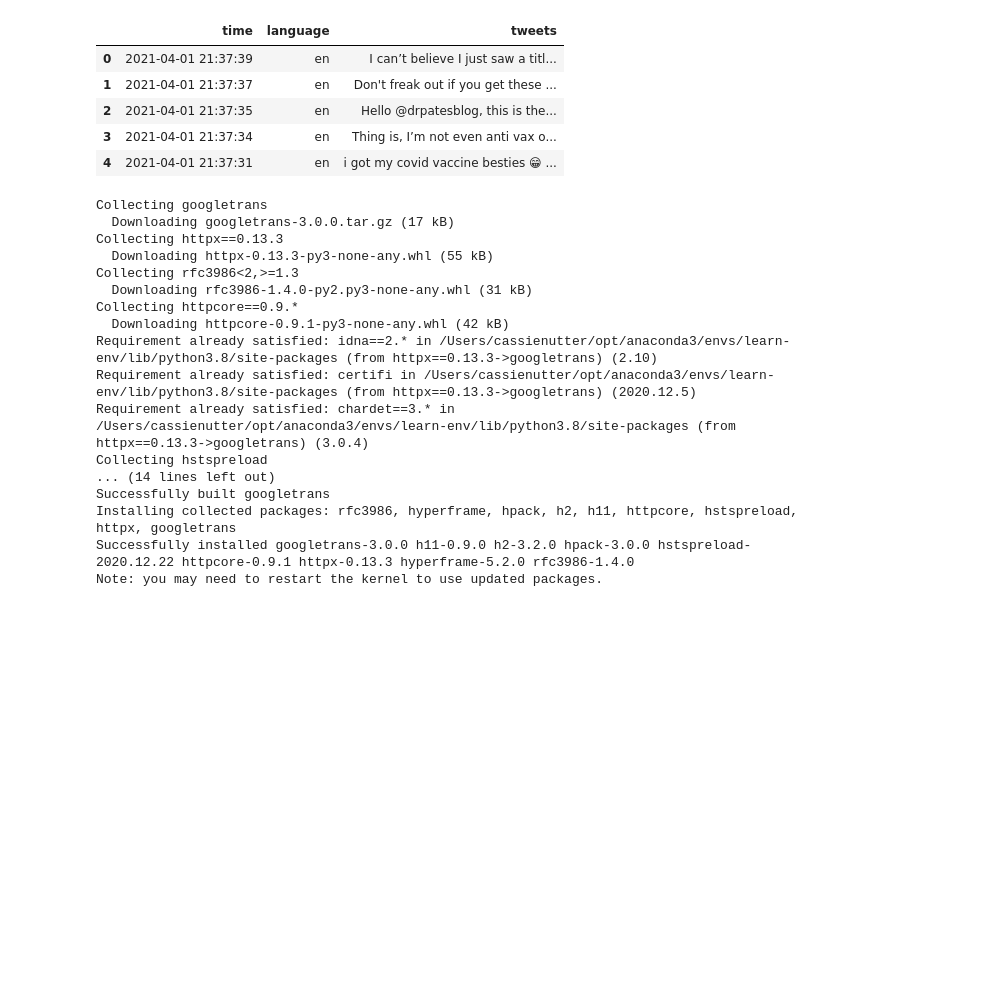
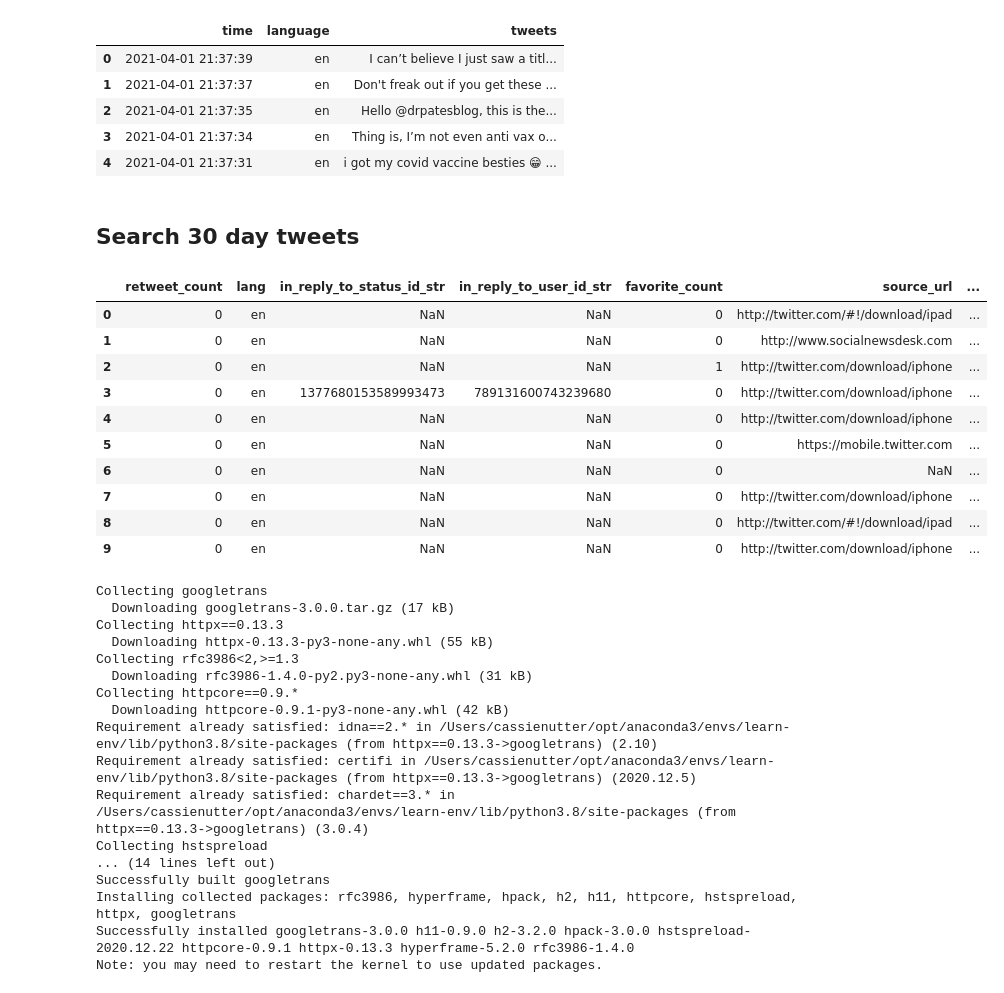
Before and after one commit to cassnutt/worldwide_covid19_vaccines, a Jupyter notebook: Twitter Workbook.ipynb, the cells around one changed output. Drawn from its saved outputs; the diff is of its cells as text; code cells hidden in the pictures; blank space fills up the shorter version.

Commit message:
more twitter data, language table

```diff
--- a/Twitter Workbook.ipynb
+++ b/Twitter Workbook.ipynb
@@ -241,6 +241,52 @@ df3
 | 4 | 2021-04-01 21:37:31 | en | i got my covid vaccine besties 😁 ... |
 # %%
 df3.to_csv('tweets.csv', index= False)
+# %% [markdown]
+## Search 30 day tweets
+# %%
+# function to turn results into DataFrame
+def extract_text_as_df(text_list):
+    columns = set()
+    allowed_types = [str, int]
+    tweets_data = []
+    for status in text_list:
+        status_dict = dict(vars(status))
+        keys = status_dict.keys()
+        single_tweet_data = {"author": status.author.screen_name}
+        for k in keys:
+            try:
+                v_type = type(status_dict[k])
+            except:
+                v_type = None
+            if v_type != None:
+                if v_type in allowed_types:
+                    single_tweet_data[k] = status_dict[k]
+                    columns.add(k)
+        tweets_data.append(single_tweet_data)
+
+
+    header_cols = list(columns)
+    header_cols.append('author')
+    df = pd.DataFrame(tweets_data, columns=header_cols)
+    return df
+# %%
+query = 'vaccine covid -RT'
+results_30 = api.search_30_day('datacollection', query, maxResults= 10)
+# results_30
+old_results_df = extract_text_as_df(results_30)
+old_results_df
+# %% [output]
+|  | retweet_count | lang | in_reply_to_status_id_str | in_reply_to_user_id_str | favorite_count | source_url | ... |
+| 0 | 0 | en | NaN | NaN | 0 | http://twitter.com/#!/download/ipad | ... |
+| 1 | 0 | en | NaN | NaN | 0 | http://www.socialnewsdesk.com | ... |
+| 2 | 0 | en | NaN | NaN | 1 | http://twitter.com/download/iphone | ... |
+| 3 | 0 | en | 1377680153589993473 | 789131600743239680 | 0 | http://twitter.com/download/iphone | ... |
+| 4 | 0 | en | NaN | NaN | 0 | http://twitter.com/download/iphone | ... |
+| 5 | 0 | en | NaN | NaN | 0 | https://mobile.twitter.com | ... |
+| 6 | 0 | en | NaN | NaN | 0 | NaN | ... |
+| 7 | 0 | en | NaN | NaN | 0 | http://twitter.com/download/iphone | ... |
+| 8 | 0 | en | NaN | NaN | 0 | http://twitter.com/#!/download/ipad | ... |
+| 9 | 0 | en | NaN | NaN | 0 | http://twitter.com/download/iphone | ... |
 # %%
 # pip install googletrans
 # %% [output]
```
Also changed, not shown: parts of 3 cells of this notebook, 1 other file.
